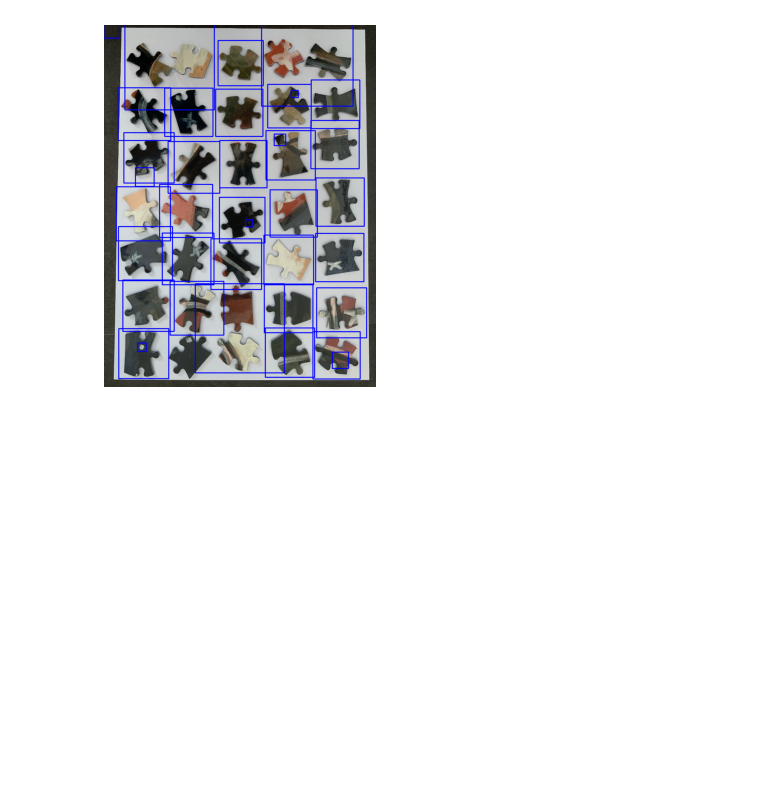
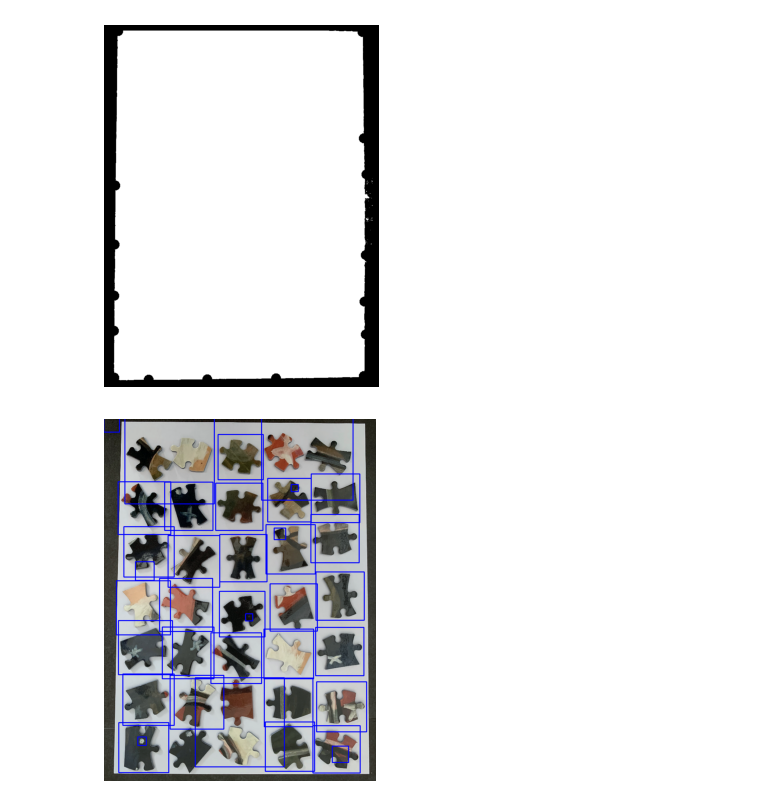
Before and after one commit to tang-ji/jigsaw-puzzle-solver, a Jupyter notebook: Untitled.ipynb, the cells around one changed output. Saved outputs shown, nothing was run; the diff lists cells and outputs as text; code cells hidden in the pictures; blank space fills up the shorter version.

```diff
--- a/Untitled.ipynb
+++ b/Untitled.ipynb
@@ -144,3 +188,13 @@ show(mask)
+# %%
+corners = get_tile_corners(mask)
+# %%
+img2 = mask.copy()
+for corner in corners:
+
+    img2 = cv2.circle(img2,tuple(corner),5,(0,255,0),20)
+show(img2)
+# %% [output]
+[figure, added]
 # %%
 def annotate(img_path, connectivity=8, margin=5):
     img = cv2.imread(img_path)
```
Also changed, not shown: parts of 14 cells of this notebook.
